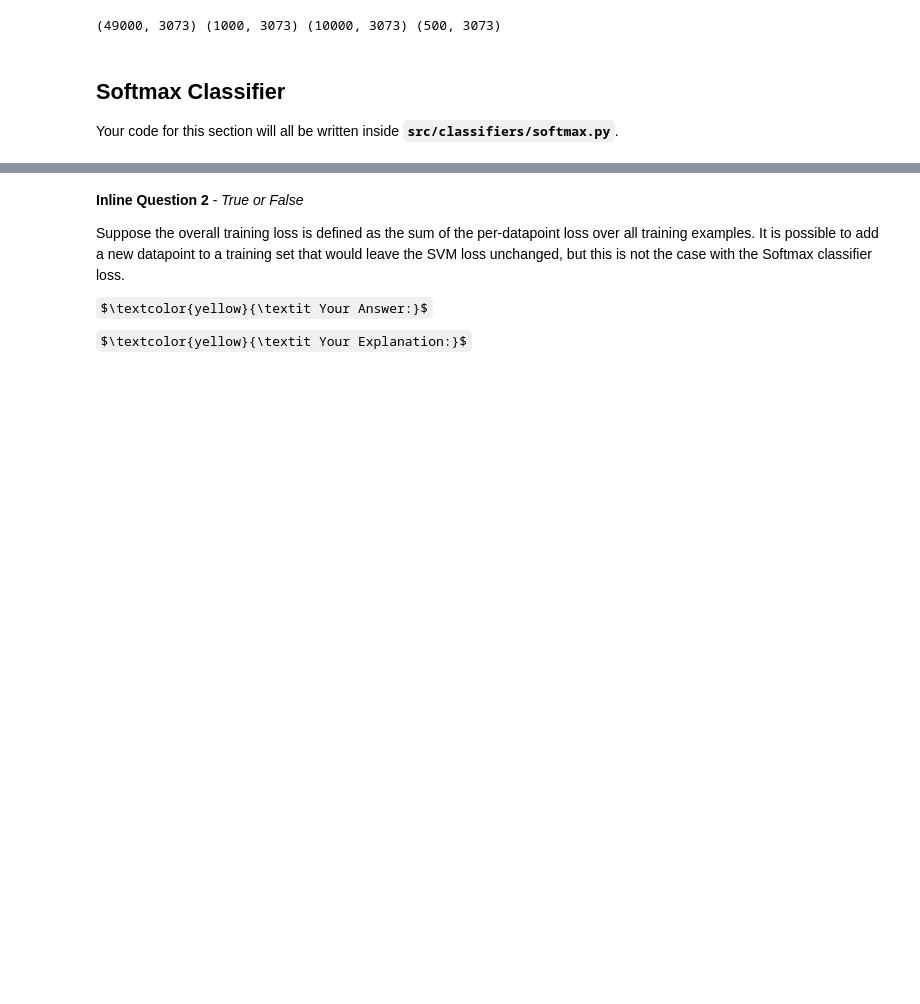
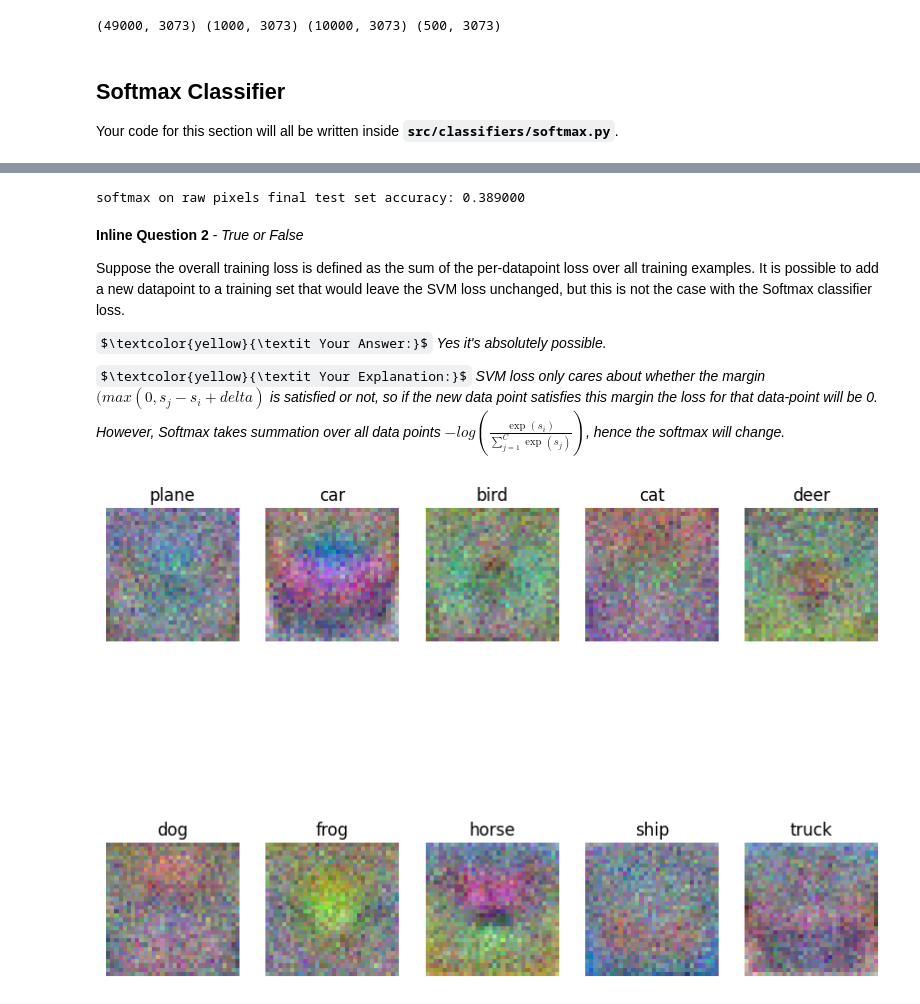
Before and after one commit to Ryednap/CS231n, a Jupyter notebook: assignment1/softmax.ipynb, the cells around one changed output, grey strips where cells are left out. Saved outputs shown, nothing was run; the diff lists cells and outputs as text; code cells hidden in the pictures; some formulas as TeX source; blank space fills up the shorter version.

Commit message:
03-06-2023 15:08 | Added solution for softmax classifier

```diff
--- a/assignment1/softmax.ipynb
+++ b/assignment1/softmax.ipynb
@@ -274,12 +279,29 @@ best_softmax = None
 ################################################################################
 
 # Provided as a reference. You may or may not want to change these hyperparameters
-learning_rates = [1e-7, 5e-7]
-regularization_strengths = [2.5e4, 5e4]
+learning_rates = [2.5e-7, 1e-7, 5e-6, 1e-6, 1e-5]
+regularization_strengths = [2.5e4, 2e4, 1e4, 8e3, 5e3, 1e3]
 
 # *****START OF YOUR CODE (DO NOT DELETE/MODIFY THIS LINE)*****
 
-pass
+for lr in tqdm_notebook(learning_rates, desc="Learning rate"):
+    for reg in regularization_strengths:
+        softmax = Softmax()
+        softmax.train(
+            X=X_train, y=y_train, num_iters=1500,
+            learning_rate=lr, reg=reg
+        )
+
+        y_train_pred = softmax.predict(X=X_train)
+        y_val_pred = softmax.predict(X=X_val)
+
+        train_accuracy = np.mean(y_train_pred == y_train)
+        val_accuracy = np.mean(y_val_pred == y_val)
+
+        results[(lr, reg)] = (train_accuracy, val_accuracy)
+        if val_accuracy > best_val:
+            best_val = val_accuracy
+            best_softmax = softmax
 
 # *****END OF YOUR CODE (DO NOT DELETE/MODIFY THIS LINE)*****
 
@@ -296,30 +336,35 @@ print('best validation accuracy achieved during cross-validation: %f' % best_val
 y_test_pred = best_softmax.predict(X_test)
 test_accuracy = np.mean(y_test == y_test_pred)
 print('softmax on raw pixels final test set accuracy: %f' % (test_accuracy, ))
+# %% [output]
+softmax on raw pixels final test set accuracy: 0.389000
 # %% [markdown]
 **Inline Question 2** - *True or False*
 
 Suppose the overall training loss is defined as the sum of the per-datapoint loss over all training examples. It is possible to add a new datapoint to a training set that would leave the SVM loss unchanged, but this is not the case with the Softmax classifier loss.
 
 $\textcolor{yellow}{\textit Your Answer:}$</br>
-
+*Yes it's absolutely possible.*
 
 </br>$\textcolor{yellow}{\textit Your Explanation:}$</br>
+*SVM loss only cares about whether the margin $(max(0, s_j - s_i + delta)$ is satisfied or not, so if the new data point satisfies this margin the loss for that data-point will be 0. However, Softmax takes summation over all data points $-log(\frac{\exp(s_i)}{\sum_{j=1}^C \exp(s_j)})$, hence the softmax will change.*
 # %%
 # Visualize the learned weights for each class
 w = best_softmax.W[:-1, :]  # strip out the bias
 w = w.reshape(32, 32, 3, 10)
 
 w_min, w_max = np.min(w), np.max(w)
 
 classes = ['plane', 'car', 'bird', 'cat', 'deer', 'dog', 'frog', 'horse', 'ship', 'truck']
 for i in range(10):
     plt.subplot(2, 5, i + 1)  # 2 per row
 
     # Rescale the weights to be between 0 and 255
-    w_img = 255.0 * (W[:, :, :, i].squeze() - w_min) / (w_max - w_min)
+    w_img = 255.0 * (w[:, :, :, i].squeeze() - w_min) / (w_max - w_min)
     plt.imshow(w_img.astype('uint8'))
     plt.axis('off')
     plt.title(classes[i])
 
 plt.show()
+# %% [output]
+[figure, added]
```
Also changed, not shown: parts of 7 cells of this notebook, 1 other file.
